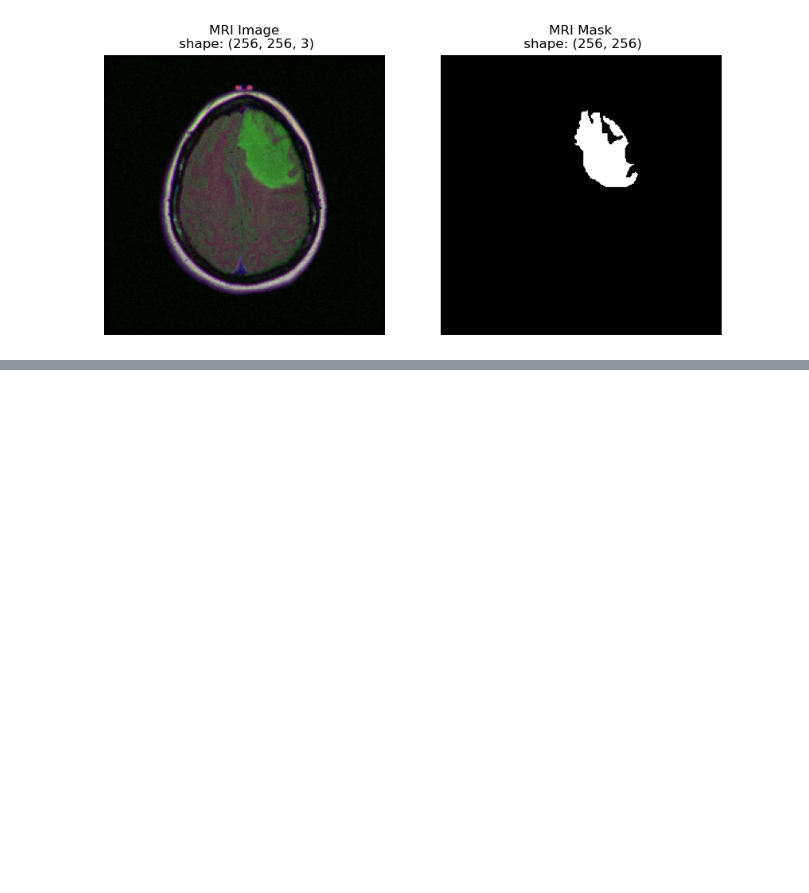
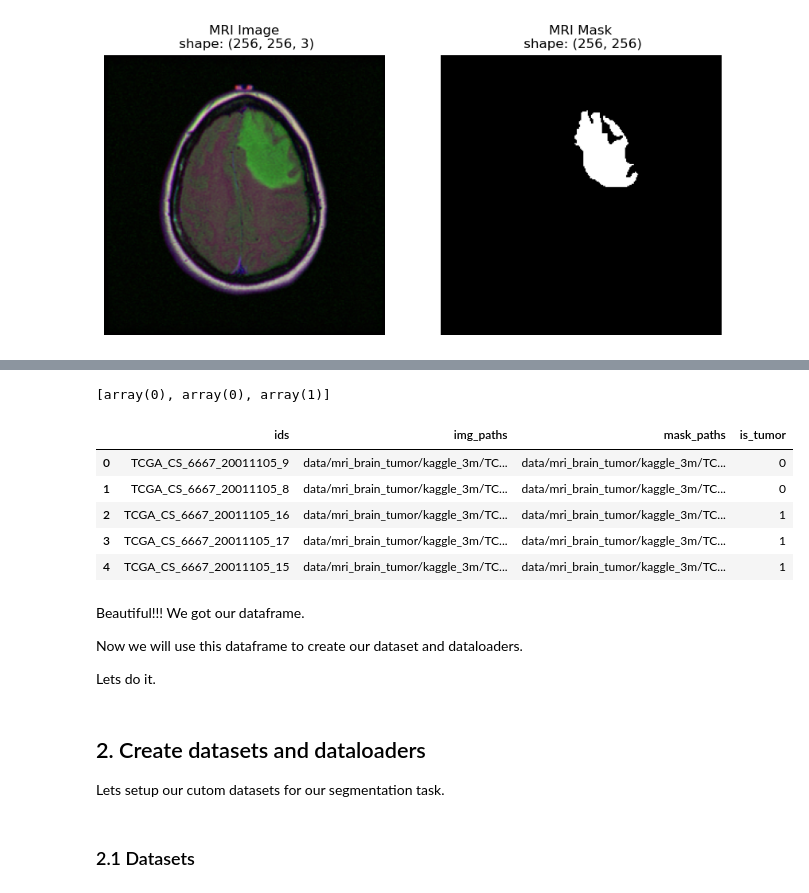
Before and after one commit to maheshsunuwar/brain-tumor-segmentation, a Jupyter notebook: mri-brain-tumor-segmentation.ipynb, the cells around one changed output, grey strips where cells are left out. Drawn from its saved outputs; the diff is of its cells as text; code cells hidden in the pictures; blank space fills up the shorter version.

```diff
--- a/mri-brain-tumor-segmentation.ipynb
+++ b/mri-brain-tumor-segmentation.ipynb
@@ -165,0 +286,47 @@ Mask: 'data/mri_brain_tumor/lgg-mri-segmentation/kaggle_3m/TCGA_DU_6401_19831001
+# %%
+from PIL import Image
+# loop through all the imgs
+img_ids = []
+has_tumor = []
+for idx in range(len(imgs)):
+    ids = imgs[idx].stem.split('.tif')[0]
+    img_ids.append(ids)
+
+    # check pixel in mask, if the pixel is more than 0, then it has tumor
+    # because masks with no tumor is a blank image - image with 0 pixel values
+    mask = Image.open(masks[idx])
+    mask_asarray = np.asarray(mask)
+    is_tumor = np.where(np.max(mask_asarray)>0, 1, 0)
+    has_tumor.append(is_tumor)
+has_tumor[:3]
+# %% [output]
+[array(0), array(0), array(1)]
+# %%
+data_dataframe = pd.DataFrame({
+    'ids': img_ids,
+    'img_paths': imgs,
+    'mask_paths': masks,
+    'is_tumor': has_tumor
+}).reset_index(drop=True)
+
+data_dataframe.head()
+# %% [output]
+|  | ids | img_paths | mask_paths | is_tumor |
+| 0 | TCGA_CS_6667_20011105_9 | data/mri_brain_tumor/kaggle_3m/TC... | data/mri_brain_tumor/kaggle_3m/TC... | 0 |
+| 1 | TCGA_CS_6667_20011105_8 | data/mri_brain_tumor/kaggle_3m/TC... | data/mri_brain_tumor/kaggle_3m/TC... | 0 |
+| 2 | TCGA_CS_6667_20011105_16 | data/mri_brain_tumor/kaggle_3m/TC... | data/mri_brain_tumor/kaggle_3m/TC... | 1 |
+| 3 | TCGA_CS_6667_20011105_17 | data/mri_brain_tumor/kaggle_3m/TC... | data/mri_brain_tumor/kaggle_3m/TC... | 1 |
+| 4 | TCGA_CS_6667_20011105_15 | data/mri_brain_tumor/kaggle_3m/TC... | data/mri_brain_tumor/kaggle_3m/TC... | 1 |
+# %% [markdown]
+Beautiful!!!
+We got our dataframe.
+
+Now we will use this dataframe to create our dataset and dataloaders.
+
+Lets do it.
+# %% [markdown]
+## 2. Create datasets and dataloaders
+
+Lets setup our cutom datasets for our segmentation task.
+# %% [markdown]
+### 2.1 Datasets
```
Also changed, not shown: parts of 35 cells of this notebook, 2 other files.
